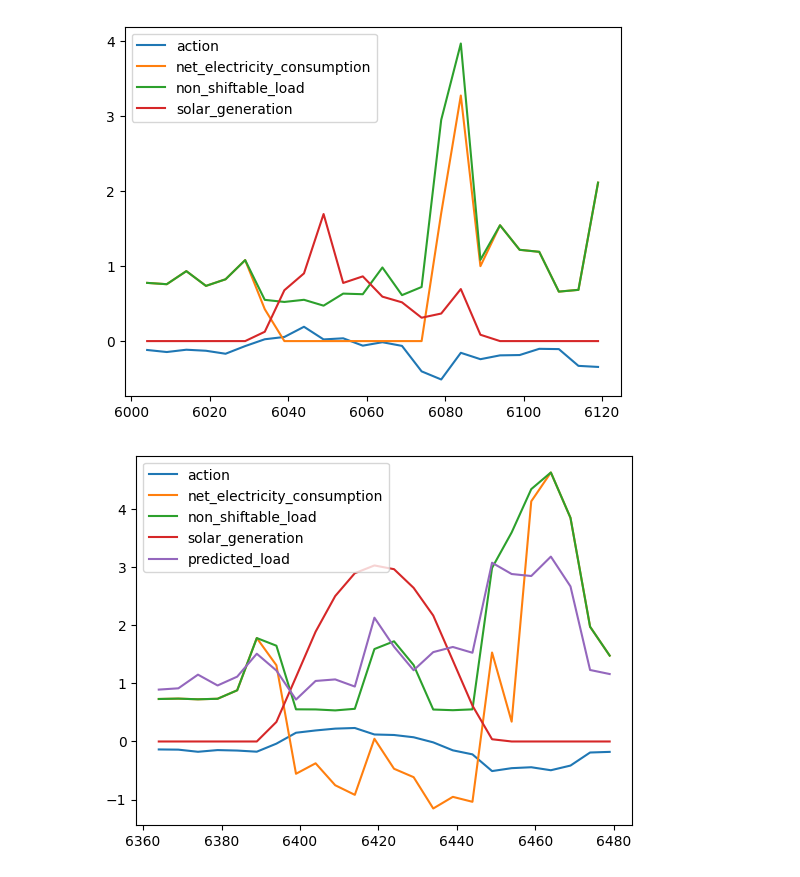
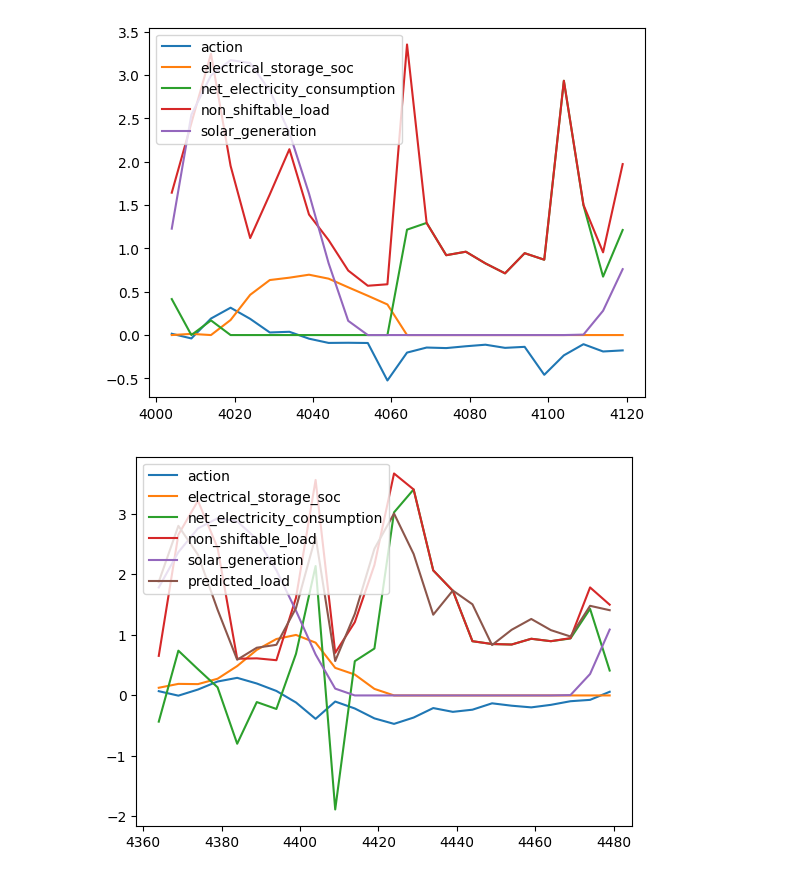
Before and after one commit to TeamEpochGithub/citylearn2022, a Jupyter notebook: analysis/comparison_known_pred_consumption.ipynb, the cells around one changed output. Drawn from its saved outputs; the diff is of its cells as text; code cells hidden in the pictures.

```diff
--- a/analysis/comparison_known_pred_consumption.ipynb
+++ b/analysis/comparison_known_pred_consumption.ipynb
@@ -50,22 +50,22 @@ building_num_pred = 0
 df_known_building = df_known.loc[df_known["agent_id"] == building_num_known]
 df_pred_building = df_pred.loc[df_pred["agent_id"] == building_num_pred]
 # %%
-exclude_columns = ["predicted_solar", "electrical_storage_soc", "agent_id", "carbon_intensity", "electricity_pricing"]
+exclude_columns = ["predicted_solar", "agent_id", "carbon_intensity", "electricity_pricing"]
 df_known_building = df_known_building[[x for x in col_names if x not in exclude_columns]]
 df_pred_building = df_pred_building[[x for x in pred_col_names if x not in exclude_columns]]
 # %%
-left_bound = 1200
+left_bound = 800
 window_width = 24
 right_bound = left_bound + window_width
 
 df_known_building[left_bound:right_bound].plot(kind='line')
 plt.legend(loc='upper left')
 plt.show()
 
 shift = 72
 df_pred_building[left_bound + shift:right_bound + shift].plot(kind='line')
 plt.legend(loc='upper left')
 plt.show()
 # %% [output]
-[figure, old version]
+[figure, new version]
-[figure, old version]
+[figure, new version]
```
Also changed, not shown: 1 other file.
